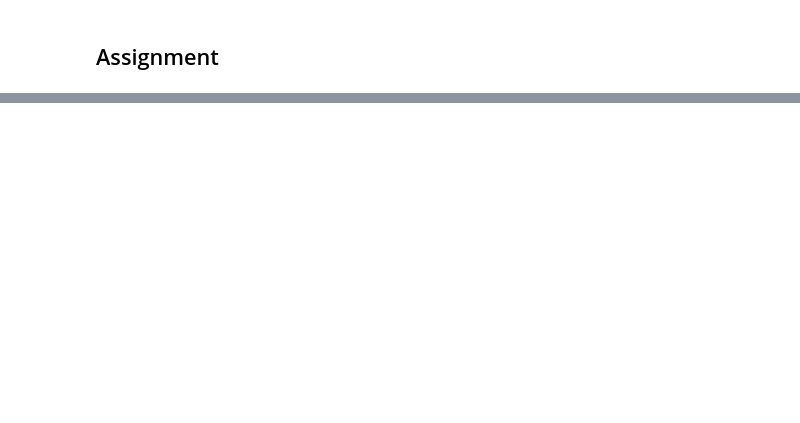
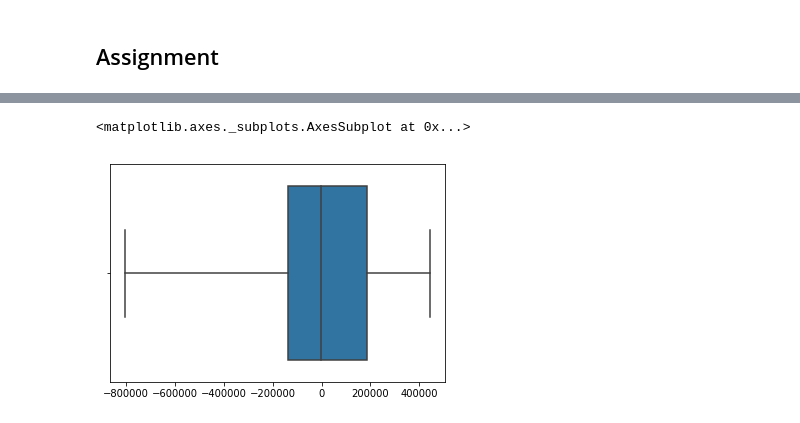
Before and after one commit to marshall7m/thinkful-data-science, a Jupyter notebook: module_17/EDA.ipynb, the cells around one changed output, grey strips where cells are left out. Cells and saved outputs as stored; diff of their text form; code cells hidden in the pictures; blank space fills up the shorter version.

```diff
--- a/module_17/EDA.ipynb
+++ b/module_17/EDA.ipynb
@@ -129,0 +285,7 @@ FATAL:  password authentication failed for user "dsbc_student"
+# %%
+winsorize_budget = winsorize(budget_deficit, [.05,.05])
+
+sns.boxplot(winsorize_budget, whis=5)
+# %% [output]
+<matplotlib.axes._subplots.AxesSubplot at 0x...>
+[figure, added]
```
Also changed, not shown: parts of 123 cells of this notebook, 4 other files.
